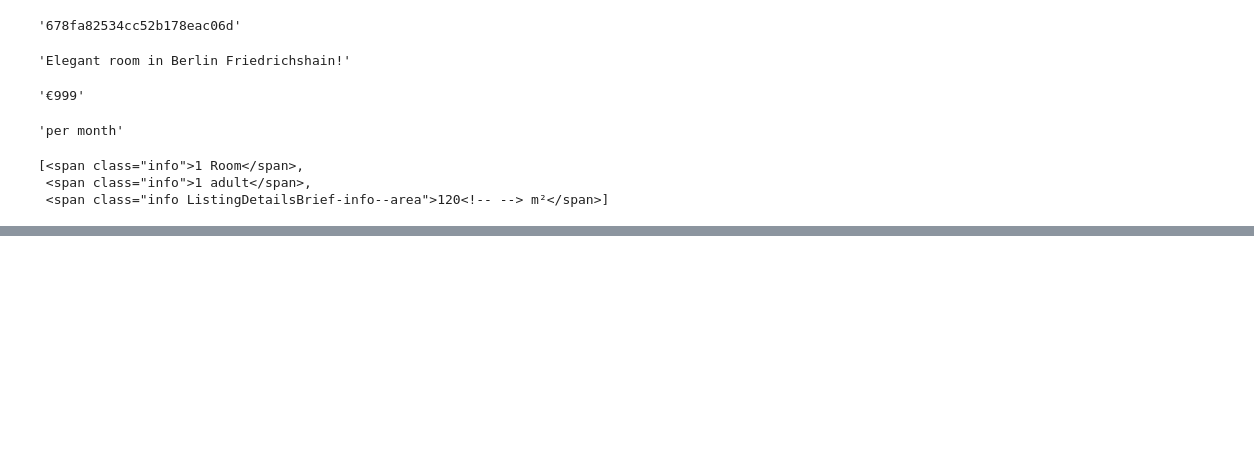
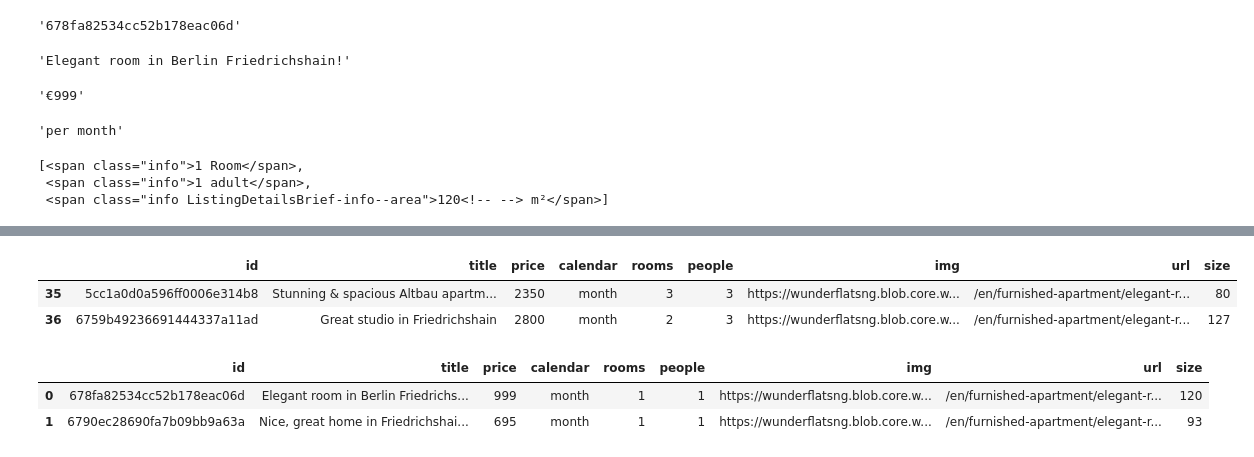
Before and after one commit to axsaucedo/flats-scrape, a Jupyter notebook: Untitled.ipynb, the cells around one changed output, grey strips where cells are left out. Drawn from its saved outputs; the diff is of its cells as text; code cells hidden in the pictures; blank space fills up the shorter version.

```diff
--- a/Untitled.ipynb
+++ b/Untitled.ipynb
@@ -71,0 +119,10 @@ listing.find_all("span", class_="info")
+# %%
+with open("flats-cache.json", "r") as f:
+    old_listings = json.load(f)
+# %%
+# testing
+ll = list(old_listings.keys())
+listings.pop(ll[0])
+listings.pop(ll[1])
+old_listings.pop(ll[-1])
+old_listings.pop(ll[-2])
@@ -71,0 +144,18 @@ listing.find_all("span", class_="info")
+# %%
+pd_l = pd.DataFrame(listings.values())
+pd_ol = pd.DataFrame(old_listings.values())
+# %%
+pd_added = pd_l[~pd_l.id.isin(pd_ol.id)]
+pd_removed = pd_ol[~pd_ol.id.isin(pd_l.id)]
+# %%
+pd_added.head()
+# %% [output]
+|  | id | title | price | calendar | rooms | people | img | url | size |
+| 35 | 5cc1a0d0a596ff0006e314b8 | Stunning & spacious Altbau apartm... | 2350 | month | 3 | 3 | https://wunderflatsng.blob.core.w... | /en/furnished-apartment/elegant-r... | 80 |
+| 36 | 6759b49236691444337a11ad | Great studio in Friedrichshain | 2800 | month | 2 | 3 | https://wunderflatsng.blob.core.w... | /en/furnished-apartment/elegant-r... | 127 |
+# %%
+pd_removed.head()
+# %% [output]
+|  | id | title | price | calendar | rooms | people | img | url | size |
+| 0 | 678fa82534cc52b178eac06d | Elegant room in Berlin Friedrichs... | 999 | month | 1 | 1 | https://wunderflatsng.blob.core.w... | /en/furnished-apartment/elegant-r... | 120 |
+| 1 | 6790ec28690fa7b09bb9a63a | Nice, great home in Friedrichshai... | 695 | month | 1 | 1 | https://wunderflatsng.blob.core.w... | /en/furnished-apartment/elegant-r... | 93 |
```
Also changed, not shown: parts of 10 cells of this notebook, 5 other files.
